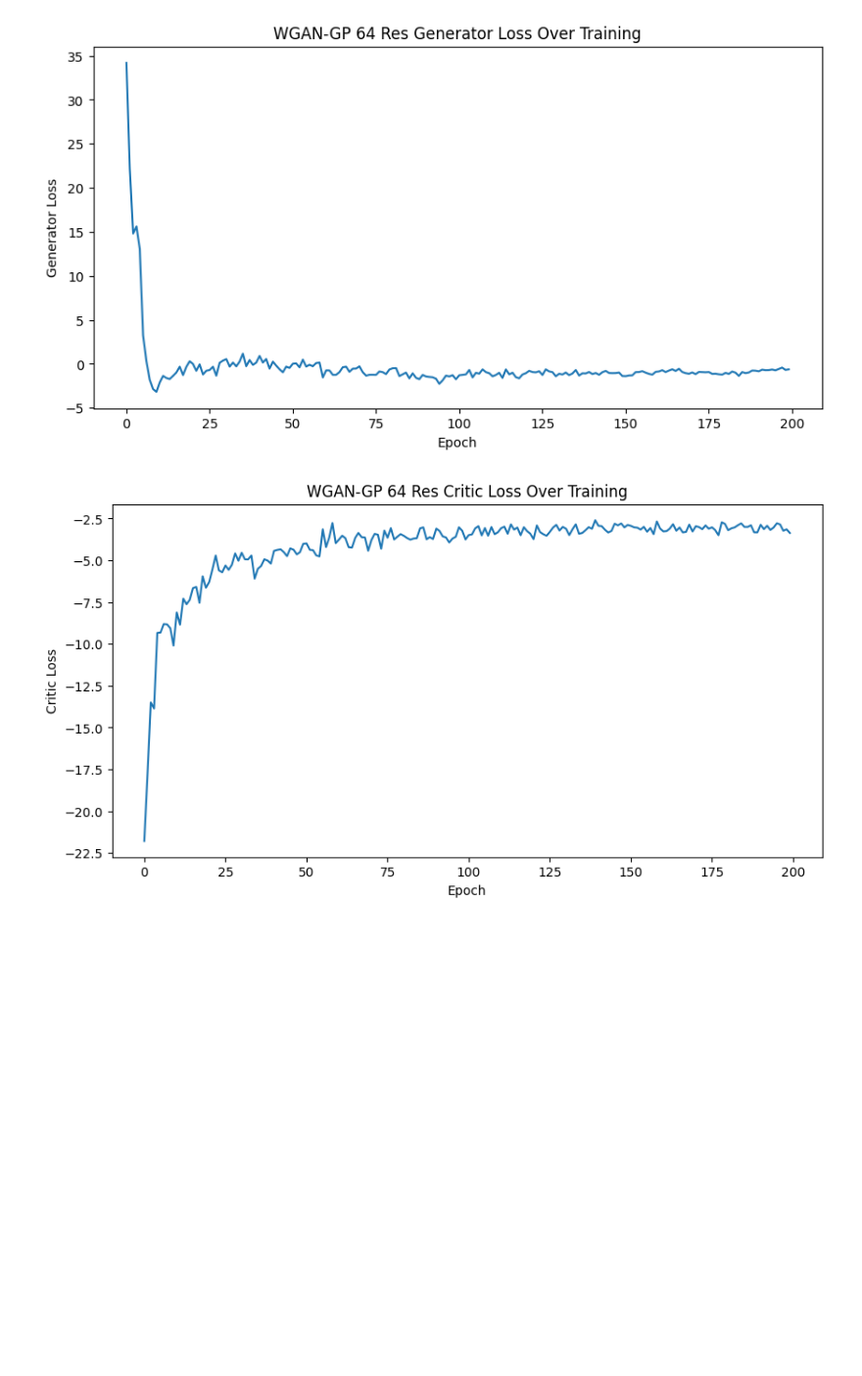
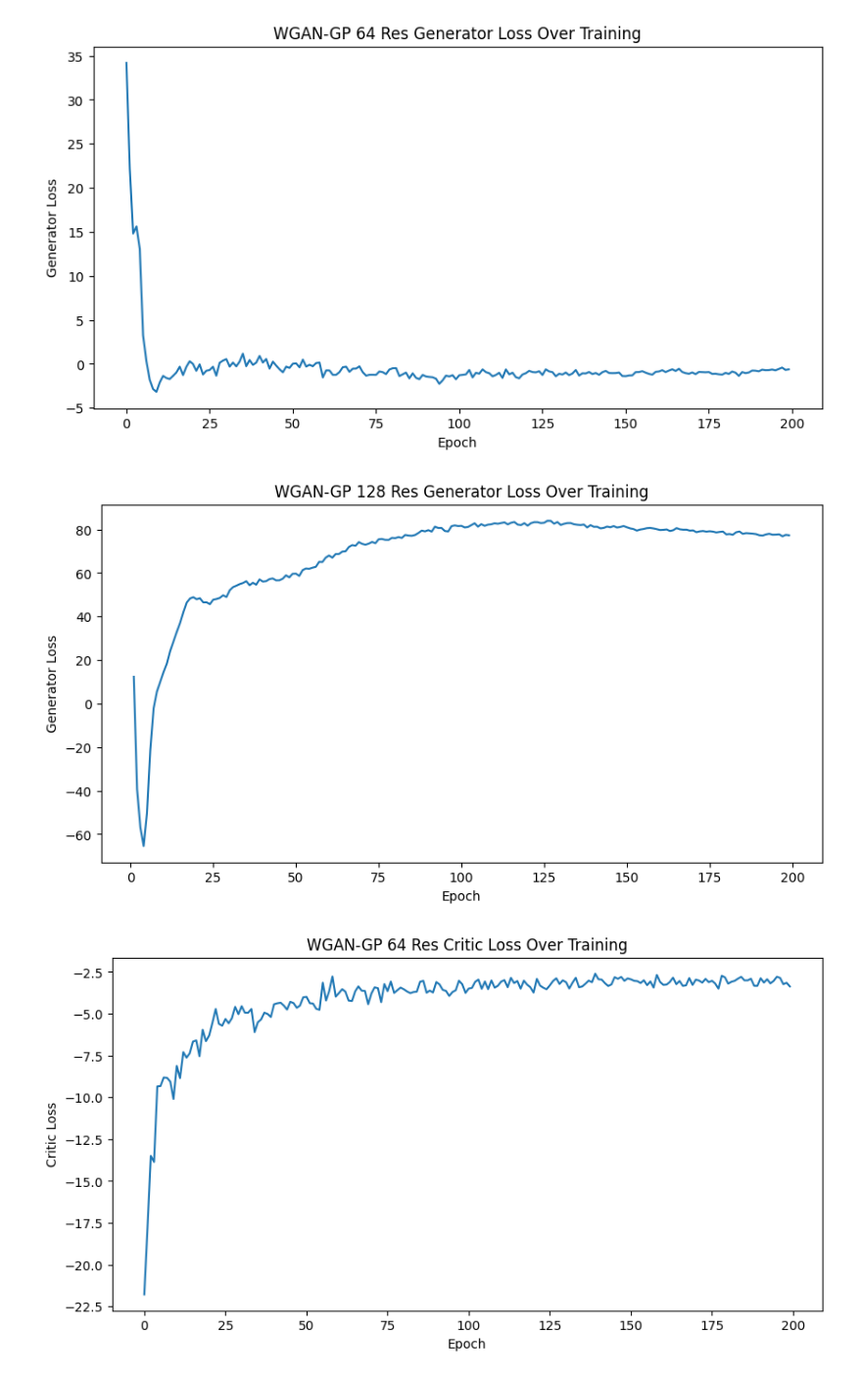
Before and after one commit to pratik-633/Final-Project-Group1, a Jupyter notebook: code/notebooks/exploratory_analysis.ipynb, the cells around one changed output. Shown at 98% size. Saved outputs shown, nothing was run; the diff lists cells and outputs as text; code cells hidden in the pictures; blank space fills up the shorter version.

```diff
--- a/code/notebooks/exploratory_analysis.ipynb
+++ b/code/notebooks/exploratory_analysis.ipynb
@@ -26,12 +24,18 @@ plt.show()
 # %% [output]
 [figure]
 # %%
+epochs_128 = wgan_128_history['epoch']
+gen_loss_128 = wgan_128_history['generator_loss']
+min_len = min(len(epochs_128), len(gen_loss_128))
+
 plt.figure(figsize=(10, 5))
-plt.plot(wgan_128_history['train_history']['epoch'], wgan_128_history['train_history']['generator_loss'])
+plt.plot(epochs_128[:min_len], gen_loss_128[:min_len])
 plt.xlabel('Epoch')
 plt.ylabel('Generator Loss')
 plt.title('WGAN-GP 128 Res Generator Loss Over Training')
 plt.show()
+# %% [output]
+[figure, added]
 # %%
 plt.figure(figsize=(10, 5))
 plt.plot(wgan_64_history['train_history']['epoch'], wgan_64_history['train_history']['critic_loss'])
```
Also changed, not shown: parts of 3 cells of this notebook, 2 other files.
